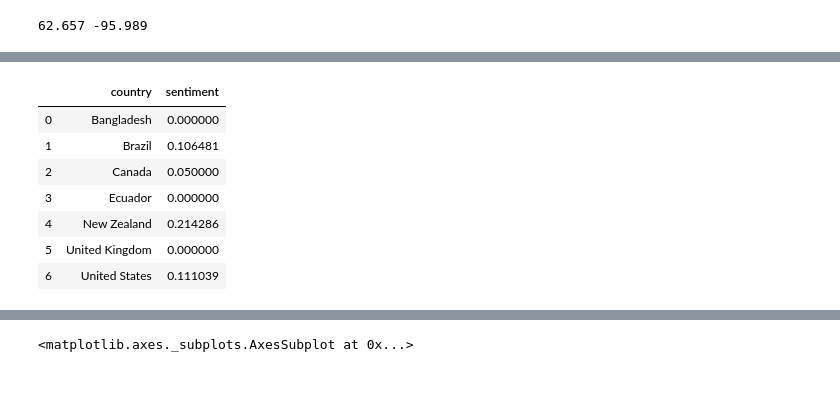
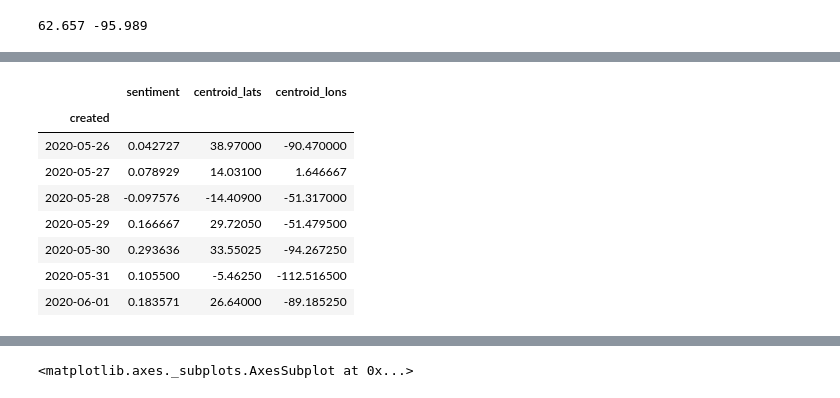
Before and after one commit to jamesheilberg/twitter-sentiment-quarentine, a Jupyter notebook: Tweet Processor.ipynb, the cells around one changed output, grey strips where cells are left out. Cells and saved outputs as stored; diff of their text form; code cells hidden in the pictures.

```diff
--- a/Tweet Processor.ipynb
+++ b/Tweet Processor.ipynb
@@ -439,6 +437,14 @@ class TwitterSentimentAnalysis():
 
         return df
 
+    def update(self, df, filepath='csvFiles/tweets.csv'):
+        return df.to_csv(filepath, index=False, date_format='%s')
+
+    def read_csv(self, filepath='csvFiles/tweets.csv'):
+        df = pd.read_csv(filepath)
+        df['created'] = pd.DatetimeIndex(df['created'])
+        return df
+
     def get_by_date(self, df):
         df = df.resample('D', on='created').mean()
         del df['likes']
@@ -468,4 +474,4 @@ class TwitterSentimentAnalysis():
 a = TwitterSentimentAnalysis()
 df = a.get_tweet_range_df(7, 5)
 # %%
-a.get_lat_lons_and_senti(df)
+a.update(df)
@@ -510,11 +478,12 @@ df
 # %%
-a.get_by_country(df)
+a.get_by_date(a.read_csv(df))
 # %% [output]
-|  | country | sentiment |
-| 0 | Bangladesh | 0.000000 |
-| 1 | Brazil | 0.106481 |
-| 2 | Canada | 0.050000 |
-| 3 | Ecuador | 0.000000 |
-| 4 | New Zealand | 0.214286 |
-| 5 | United Kingdom | 0.000000 |
-| 6 | United States | 0.111039 |
+|  | sentiment | centroid_lats | centroid_lons |
+| created |  |  |  |
+| 2020-05-26 | 0.042727 | 38.97000 | -90.470000 |
+| 2020-05-27 | 0.078929 | 14.03100 | 1.646667 |
+| 2020-05-28 | -0.097576 | -14.40900 | -51.317000 |
+| 2020-05-29 | 0.166667 | 29.72050 | -51.479500 |
+| 2020-05-30 | 0.293636 | 33.55025 | -94.267250 |
+| 2020-05-31 | 0.105500 | -5.46250 | -112.516500 |
+| 2020-06-01 | 0.183571 | 26.64000 | -89.185250 |
```
Also changed, not shown: parts of 4 cells of this notebook, 4 other files.
